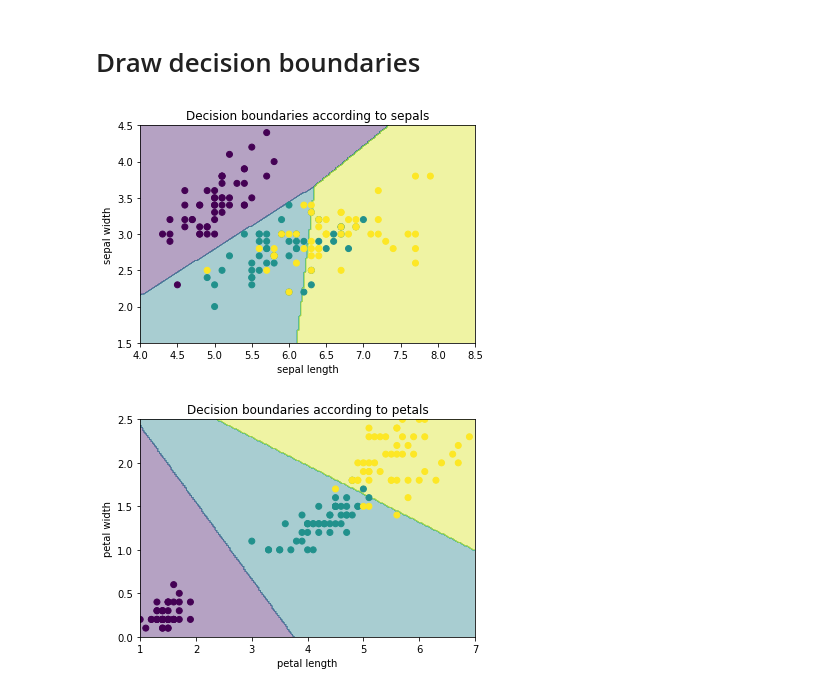
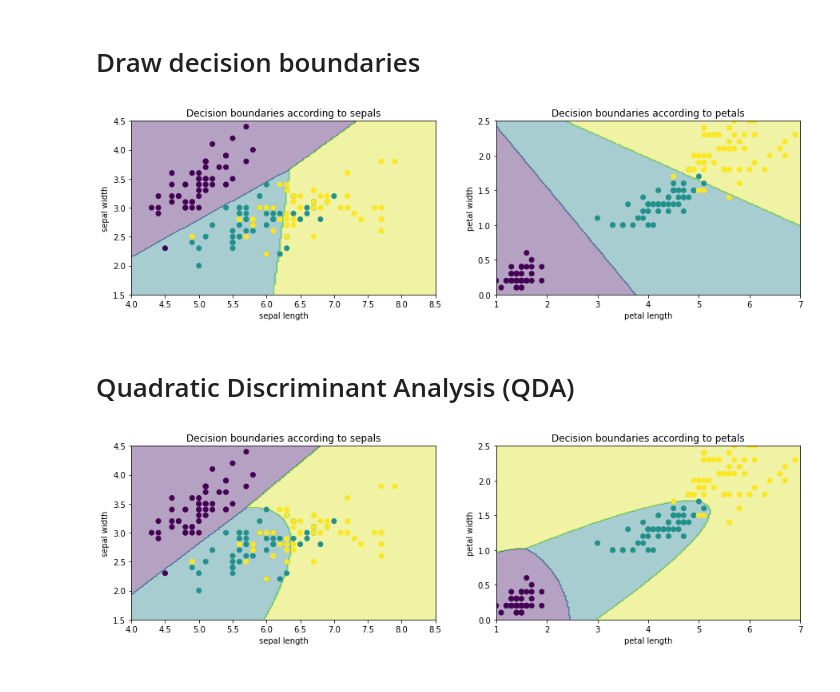
Before and after one commit to BDouchet/SDATA, a Jupyter notebook: TP_LDA.ipynb, the cells around one changed output. Drawn from its saved outputs; the diff is of its cells as text; code cells hidden in the pictures.

```diff
--- a/TP_LDA.ipynb
+++ b/TP_LDA.ipynb
@@ -316,34 +316,67 @@ print(np.array(f1).mean())
 # %% [markdown]
 # Draw decision boundaries
 # %%
+_,(ax1,ax2)=plt.subplots(nrows=1,ncols=2,figsize=(15,4))
+
+#sepals
 lda.fit(X[:,:2],Y_lab)
 
 xx,yy,= np.meshgrid(np.linspace(4, 8.5, 200), np.linspace(1.5, 4.5, 200))
 Z=lda.predict(np.c_[xx.ravel(),yy.ravel()])
 Z=Z.reshape((200,200))
 
-plt.contourf(xx, yy, Z, alpha=0.4)
-plt.scatter(X[:, 0], X[:, 1], c=Y_lab)
-plt.xlabel('sepal length')
-plt.ylabel('sepal width')
-plt.title('Decision boundaries according to sepals')
+ax1.contourf(xx, yy, Z, alpha=0.4)
+ax1.scatter(X[:, 0], X[:, 1], c=Y_lab)
+ax1.set_xlabel('sepal length')
+ax1.set_ylabel('sepal width')
+ax1.set_title('Decision boundaries according to sepals')
+
+#petals
+lda.fit(X[:,2:],Y_lab)
+
+xx,yy= np.meshgrid(np.linspace(1, 7, 200), np.linspace(0, 2.5, 200))
+Z=lda.predict(np.c_[xx.ravel(),yy.ravel()])
+Z = Z.reshape((200,200))
+
+ax2.contourf(xx, yy, Z, alpha=0.4)
+ax2.scatter(X[:, 2], X[:, 3], c=Y_lab)
+
+ax2.set_xlabel('petal length')
+ax2.set_ylabel('petal width')
+ax2.set_title('Decision boundaries according to petals')
 plt.show()
 # %% [output]
-[figure, old version]
+[figure, new version]
+# %% [markdown]
+# Quadratic Discriminant Analysis (QDA)
 # %%
-lda.fit(X[:,2:],Y_lab)
+from sklearn.discriminant_analysis import QuadraticDiscriminantAnalysis
 
-xx,yy,= np.meshgrid(np.linspace(1, 7, 200), np.linspace(0, 2.5, 200))
-Z=lda.predict(np.c_[xx.ravel(),yy.ravel()])
-Z = Z.reshape((200,200))
+qda=QuadraticDiscriminantAnalysis()
 
-plt.contourf(xx, yy, Z, alpha=0.4)
-plt.scatter(X[:, 2], X[:, 3], c=Y_lab)
+_,(ax1,ax2)=plt.subplots(nrows=1,ncols=2,figsize=(15,4))
 
-plt.xlabel('petal length')
-plt.ylabel('petal width')
-plt.title('Decision boundaries according to petals')
+#sepals
+qda.fit(X[:,:2],Y_lab)
+xx,yy= np.meshgrid(np.linspace(4, 8.5, 200), np.linspace(1.5, 4.5, 200))
+Z=qda.predict(np.c_[xx.ravel(),yy.ravel()])
+Z=Z.reshape((200,200))
+ax1.contourf(xx, yy, Z, alpha=0.4)
+ax1.scatter(X[:, 0], X[:, 1], c=Y_lab)
+ax1.set_xlabel('sepal length')
+ax1.set_ylabel('sepal width')
+ax1.set_title('Decision boundaries according to sepals')
 
+#petals
+qda.fit(X[:,2:],Y_lab)
+xx,yy= np.meshgrid(np.linspace(1, 7, 200), np.linspace(0, 2.5, 200))
+Z=qda.predict(np.c_[xx.ravel(),yy.ravel()])
+Z=Z.reshape((200,200))
+ax2.contourf(xx, yy, Z, alpha=0.4)
+ax2.scatter(X[:, 2], X[:, 3], c=Y_lab)
+ax2.set_xlabel('petal length')
+ax2.set_ylabel('petal width')
+ax2.set_title('Decision boundaries according to petals')
 plt.show()
 # %% [output]
-[figure, old version]
+[figure, new version]
```
Also changed, not shown: parts of 5 cells of this notebook.
